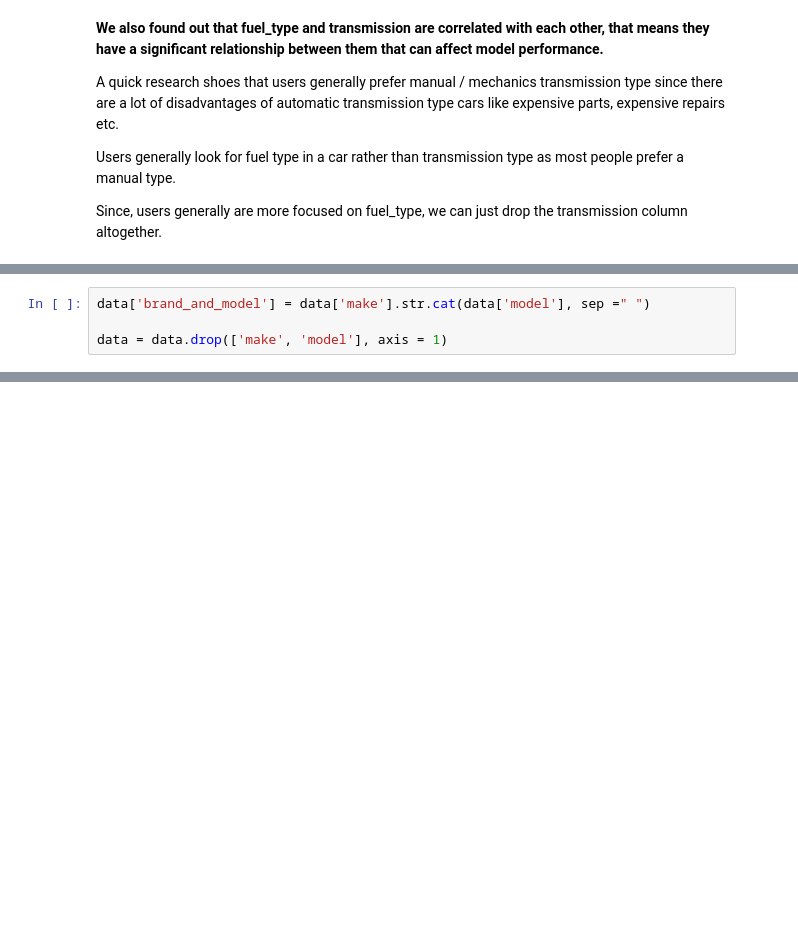
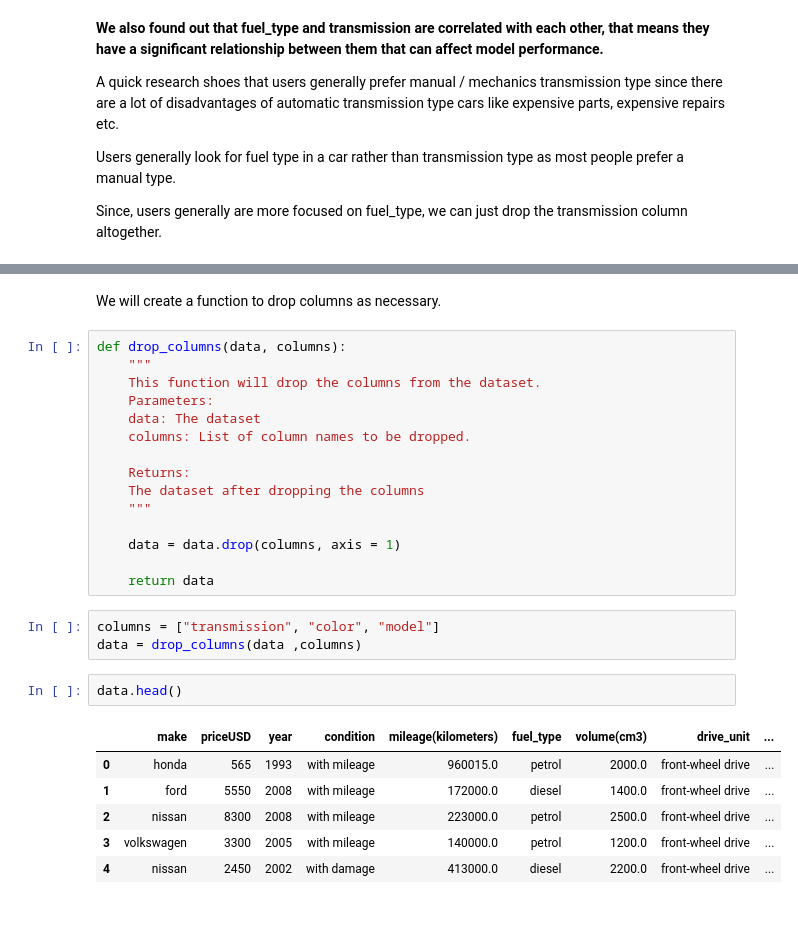
Before and after one commit to PritamAich/Used-Cars-Price-Prediction-and-Evaluation, a Jupyter notebook: Data Preprocessing and Feature Engineering.ipynb, the cells around one changed output, grey strips where cells are left out. Drawn from its saved outputs; the diff is of its cells as text; blank space fills up the shorter version.

```diff
--- a/Data Preprocessing and Feature Engineering.ipynb
+++ b/Data Preprocessing and Feature Engineering.ipynb
@@ -220,4 +211,0 @@ The make and model columns together represents a single car model. We can combin
-# %%
-data['brand_and_model'] = data['make'].str.cat(data['model'], sep =" ")
-
-data = data.drop(['make', 'model'], axis = 1)
@@ -224,3 +218,32 @@ data = data.drop(['make', 'model'], axis = 1)
+# %% [markdown]
+We will create a function to drop columns as necessary.
+# %%
+def drop_columns(data, columns):
+    """
+    This function will drop the columns from the dataset.
+    Parameters:
+    data: The dataset
+    columns: List of column names to be dropped.
+
+    Returns:
+    The dataset after dropping the columns
+    """
+
+    data = data.drop(columns, axis = 1)
+
+    return data
+# %%
+columns = ["transmission", "color", "model"]
+data = drop_columns(data ,columns)
+# %%
+data.head()
+# %% [output]
+|  | make | priceUSD | year | condition | mileage(kilometers) | fuel_type | volume(cm3) | drive_unit | ... |
+| 0 | honda | 565 | 1993 | with mileage | 960015.0 | petrol | 2000.0 | front-wheel drive | ... |
+| 1 | ford | 5550 | 2008 | with mileage | 172000.0 | diesel | 1400.0 | front-wheel drive | ... |
+| 2 | nissan | 8300 | 2008 | with mileage | 223000.0 | petrol | 2500.0 | front-wheel drive | ... |
+| 3 | volkswagen | 3300 | 2005 | with mileage | 140000.0 | petrol | 1200.0 | front-wheel drive | ... |
+| 4 | nissan | 2450 | 2002 | with damage | 413000.0 | diesel | 2200.0 | front-wheel drive | ... |
 # %% [markdown]
 ######
 # %% [markdown]
```
Also changed, not shown: parts of 13 cells of this notebook, 5 other files.
